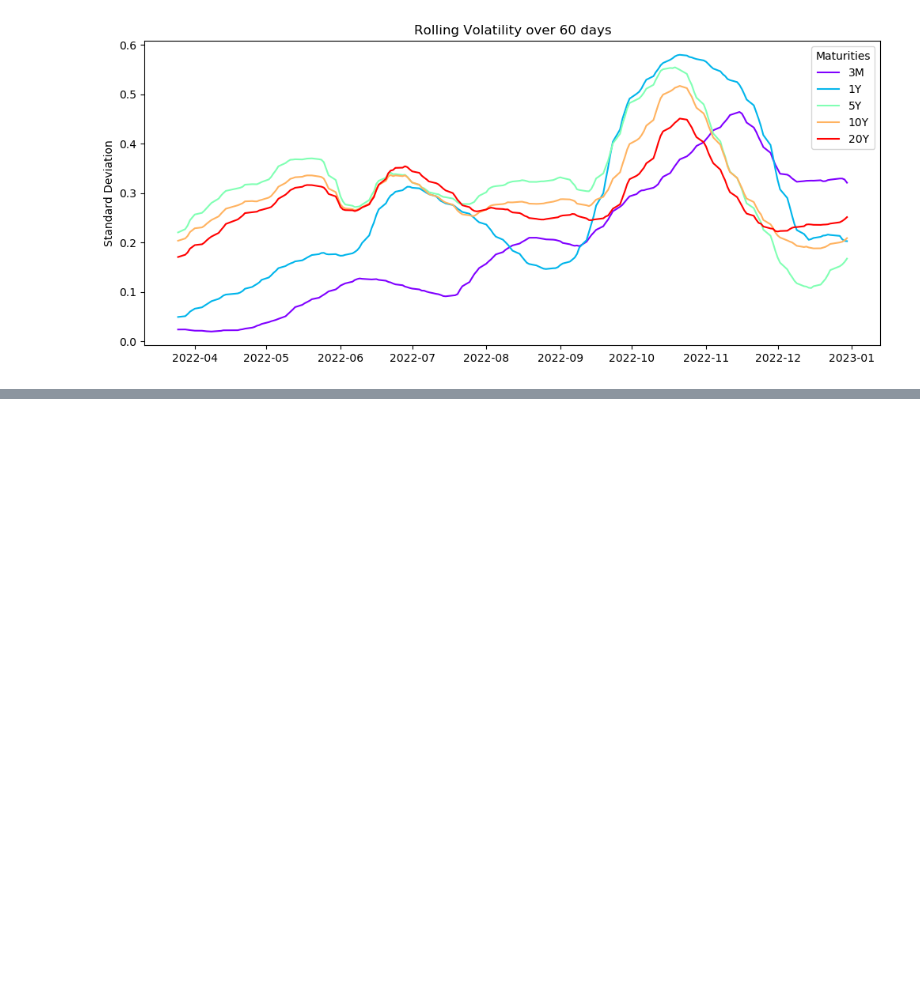
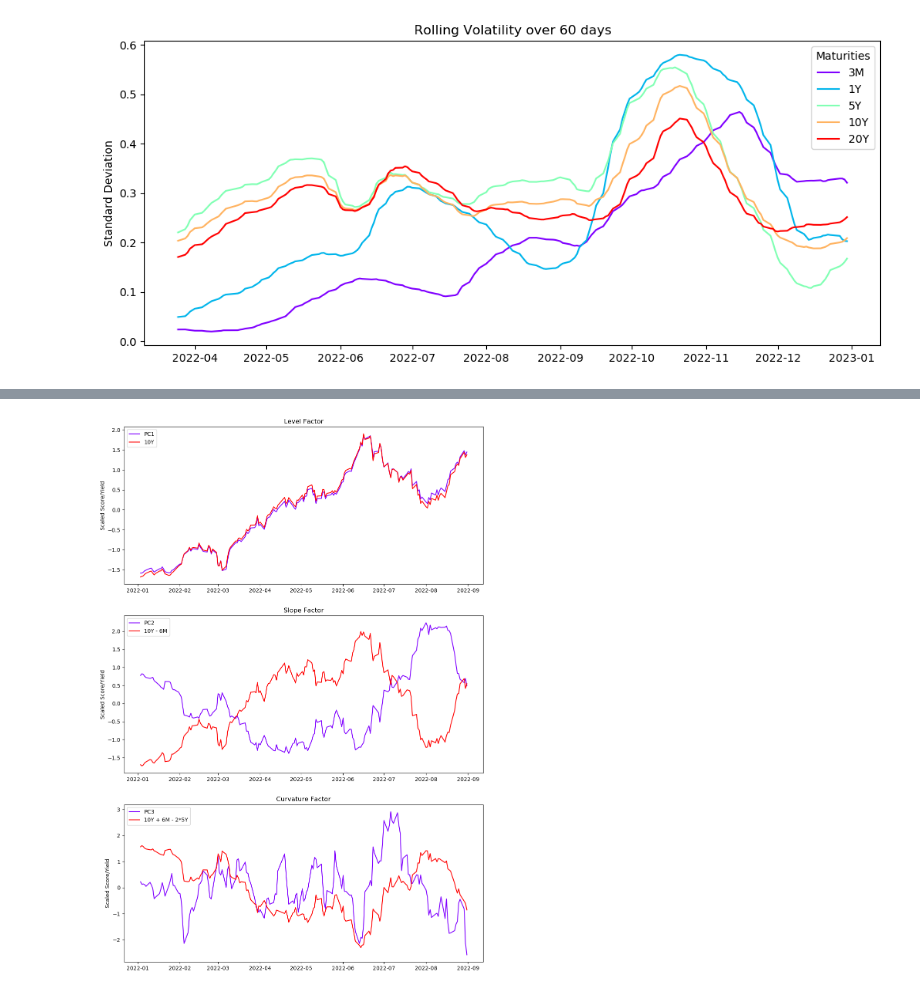
Before and after one commit to bernhard-pfann/pca-yield-curve-analytics, a Jupyter notebook: notebooks/analysis.ipynb, the cells around one changed output, grey strips where cells are left out. Drawn from its saved outputs; the diff is of its cells as text; code cells hidden in the pictures; blank space fills up the shorter version.

```diff
--- a/notebooks/analysis.ipynb
+++ b/notebooks/analysis.ipynb
@@ -139,0 +198,34 @@ NameError: name 'cm' is not defined
+# %%
+scaler = StandardScaler()
+
+# Scaled principal components
+pc_1 = scaler.fit_transform(eig_scores["PC_1"].values.reshape(-1, 1))*-1
+pc_2 = scaler.fit_transform(eig_scores["PC_2"].values.reshape(-1, 1))*-1
+pc_3 = scaler.fit_transform(eig_scores["PC_3"].values.reshape(-1, 1))
+
+# Classicla yield curve factors
+lvl   = scaler.fit_transform(df_train["10Y"].values.reshape(-1, 1))
+slope = scaler.fit_transform((df_train["10Y"] - df_train["6M"]).values.reshape(-1, 1))
+curve = scaler.fit_transform((df_train["6M"] + df_train["10Y"] - 2*df_train["5Y"]).values.reshape(-1, 1))
+# %%
+fig, ax = plt.subplots(nrows=3, ncols=1, figsize=(12,18))
+colors = rainbow(["PC","YC"])
+
+ax[0].plot(df_train.index, pc_1, label="PC1", c=colors["PC"])
+ax[0].plot(df_train.index, lvl,  label="10Y", c=colors["YC"])
+ax[1].plot(df_train.index, pc_2, label="PC2", c=colors["PC"])
+ax[1].plot(df_train.index, slope,label="10Y - 6M", c=colors["YC"])
+ax[2].plot(df_train.index, pc_3*-1, label="PC3", c=colors["PC"])
+ax[2].plot(df_train.index, curve,label="10Y + 6M - 2*5Y", c=colors["YC"])
+
+ax[0].set_title ("Level Factor")
+ax[1].set_title ("Slope Factor")
+ax[2].set_title ("Curvature Factor")
+
+for i in range (3):
+    ax[i].set_ylabel ("Scaled Score/Yield")
+    ax[i].legend(loc = "upper left")
+
+plt.show()
+# %% [output]
+[figure, added]
```
Also changed, not shown: parts of 15 cells of this notebook, 2 other files.
